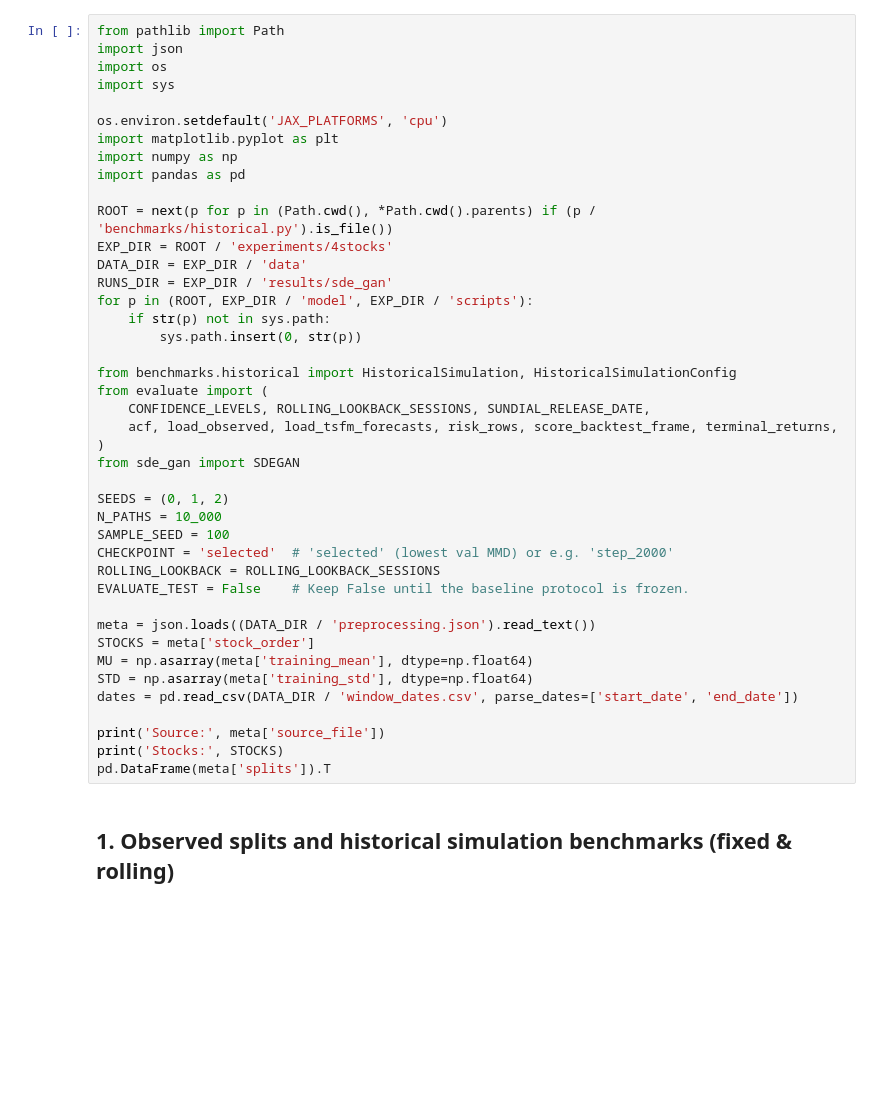
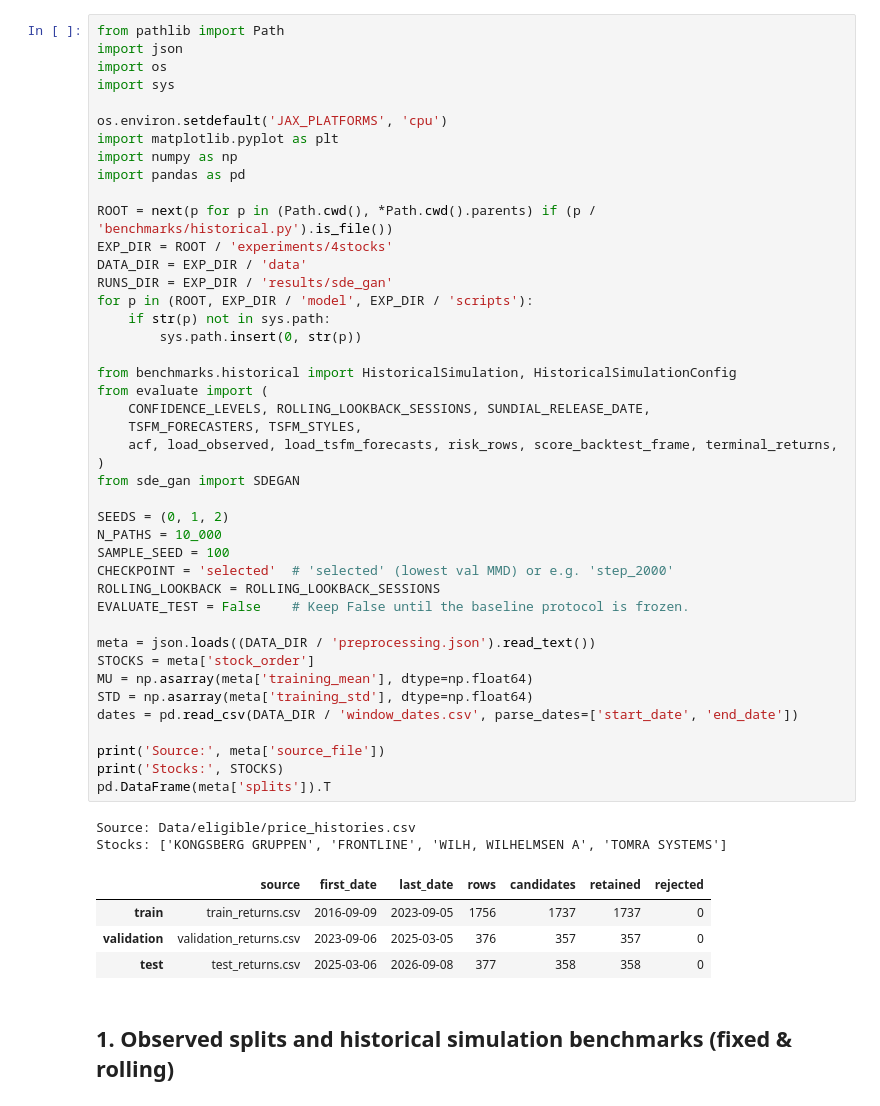
Before and after one commit to dared22/master_thesis, a Jupyter notebook: experiments/4stocks/notebooks/inspect_and_compare.ipynb, the cells around one changed output. Cells and saved outputs as stored; diff of their text form; blank space fills up the shorter version.

```diff
--- a/experiments/4stocks/notebooks/inspect_and_compare.ipynb
+++ b/experiments/4stocks/notebooks/inspect_and_compare.ipynb
@@ -26,33 +27,41 @@ ROOT = next(p for p in (Path.cwd(), *Path.cwd().parents) if (p / 'benchmarks/his
 EXP_DIR = ROOT / 'experiments/4stocks'
 DATA_DIR = EXP_DIR / 'data'
 RUNS_DIR = EXP_DIR / 'results/sde_gan'
 for p in (ROOT, EXP_DIR / 'model', EXP_DIR / 'scripts'):
     if str(p) not in sys.path:
         sys.path.insert(0, str(p))
 
 from benchmarks.historical import HistoricalSimulation, HistoricalSimulationConfig
 from evaluate import (
     CONFIDENCE_LEVELS, ROLLING_LOOKBACK_SESSIONS, SUNDIAL_RELEASE_DATE,
+    TSFM_FORECASTERS, TSFM_STYLES,
     acf, load_observed, load_tsfm_forecasts, risk_rows, score_backtest_frame, terminal_returns,
 )
 from sde_gan import SDEGAN
 
 SEEDS = (0, 1, 2)
 N_PATHS = 10_000
 SAMPLE_SEED = 100
 CHECKPOINT = 'selected'  # 'selected' (lowest val MMD) or e.g. 'step_2000'
 ROLLING_LOOKBACK = ROLLING_LOOKBACK_SESSIONS
 EVALUATE_TEST = False    # Keep False until the baseline protocol is frozen.
 
 meta = json.loads((DATA_DIR / 'preprocessing.json').read_text())
 STOCKS = meta['stock_order']
 MU = np.asarray(meta['training_mean'], dtype=np.float64)
 STD = np.asarray(meta['training_std'], dtype=np.float64)
 dates = pd.read_csv(DATA_DIR / 'window_dates.csv', parse_dates=['start_date', 'end_date'])
 
 print('Source:', meta['source_file'])
 print('Stocks:', STOCKS)
 pd.DataFrame(meta['splits']).T
+# %% [output]
+Source: Data/eligible/price_histories.csv
+Stocks: ['KONGSBERG GRUPPEN', 'FRONTLINE', 'WILH, WILHELMSEN A', 'TOMRA SYSTEMS']
+|  | source | first_date | last_date | rows | candidates | retained | rejected |
+| train | train_returns.csv | 2016-09-09 | 2023-09-05 | 1756 | 1737 | 1737 | 0 |
+| validation | validation_returns.csv | 2023-09-06 | 2025-03-05 | 376 | 357 | 357 | 0 |
+| test | test_returns.csv | 2025-03-06 | 2026-09-08 | 377 | 358 | 358 | 0 |
 # %% [markdown]
 ## 1. Observed splits and historical simulation benchmarks (fixed & rolling)
 # %%
```
Also changed, not shown: parts of 9 cells of this notebook, 13 other files.
